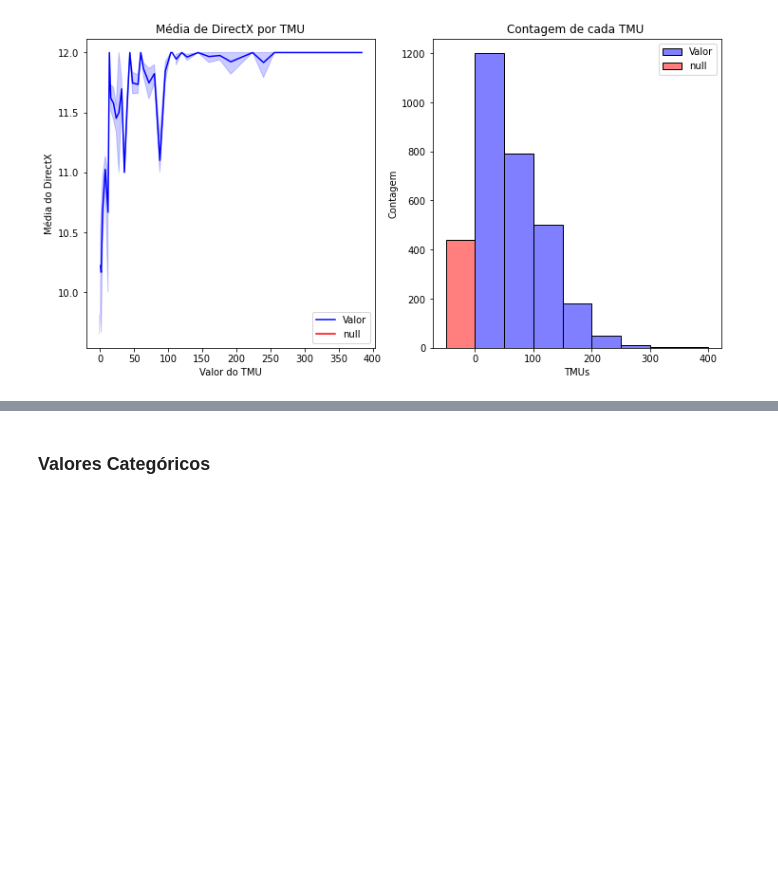
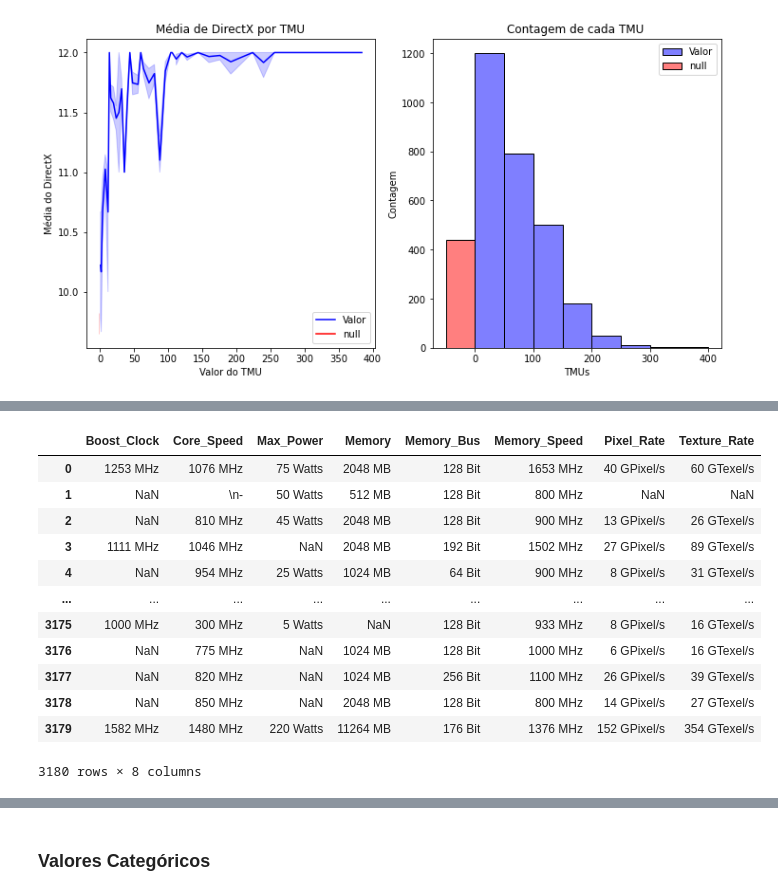
Before and after one commit to luquinhasC/DirectxRidePrice, a Jupyter notebook: Modelo1.ipynb, the cells around one changed output, grey strips where cells are left out. Drawn from its saved outputs; the diff is of its cells as text; code cells hidden in the pictures; blank space fills up the shorter version.

```diff
--- a/Modelo1.ipynb
+++ b/Modelo1.ipynb
@@ -294,0 +317,20 @@ plt.show()
+# %%
+#Para Agilizar o trabalho irei tentar computar os valores em grupos
+VarUM = ['Boost_Clock','Core_Speed','Max_Power','Memory','Memory_Bus','Memory_Speed','Pixel_Rate','Texture_Rate']
+Dt3[VarUM]
+# Estas são features cujos variaveis acompanham alguma unidade de medida, retira-las será razoavelmente facil
+#Nota-se estranhesa na coluna Core_speed que contém valores nulos do tipo \n
+# %% [output]
+|  | Boost_Clock | Core_Speed | Max_Power | Memory | Memory_Bus | Memory_Speed | Pixel_Rate | Texture_Rate |
+| 0 | 1253 MHz | 1076 MHz | 75 Watts | 2048 MB | 128 Bit | 1653 MHz | 40 GPixel/s | 60 GTexel/s |
+| 1 | NaN | \n- | 50 Watts | 512 MB | 128 Bit | 800 MHz | NaN | NaN |
+| 2 | NaN | 810 MHz | 45 Watts | 2048 MB | 128 Bit | 900 MHz | 13 GPixel/s | 26 GTexel/s |
+| 3 | 1111 MHz | 1046 MHz | NaN | 2048 MB | 192 Bit | 1502 MHz | 27 GPixel/s | 89 GTexel/s |
+| 4 | NaN | 954 MHz | 25 Watts | 1024 MB | 64 Bit | 900 MHz | 8 GPixel/s | 31 GTexel/s |
+| ... | ... | ... | ... | ... | ... | ... | ... | ... |
+| 3175 | 1000 MHz | 300 MHz | 5 Watts | NaN | 128 Bit | 933 MHz | 8 GPixel/s | 16 GTexel/s |
+| 3176 | NaN | 775 MHz | NaN | 1024 MB | 128 Bit | 1000 MHz | 6 GPixel/s | 16 GTexel/s |
+| 3177 | NaN | 820 MHz | NaN | 1024 MB | 256 Bit | 1100 MHz | 26 GPixel/s | 39 GTexel/s |
+| 3178 | NaN | 850 MHz | NaN | 2048 MB | 128 Bit | 800 MHz | 14 GPixel/s | 27 GTexel/s |
+| 3179 | 1582 MHz | 1480 MHz | 220 Watts | 11264 MB | 176 Bit | 1376 MHz | 152 GPixel/s | 354 GTexel/s |
+3180 rows × 8 columns
```
Also changed, not shown: parts of 41 cells of this notebook.
